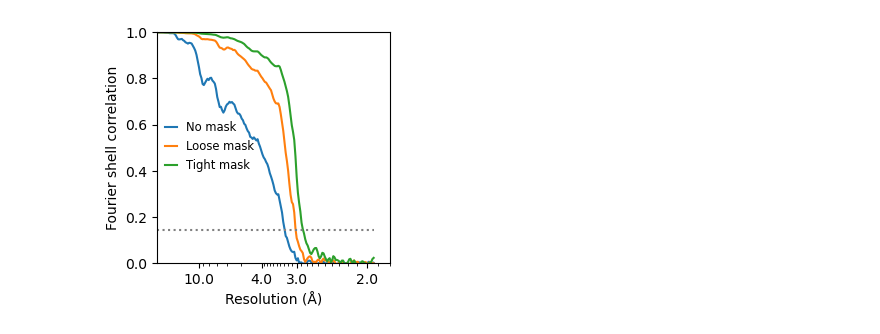
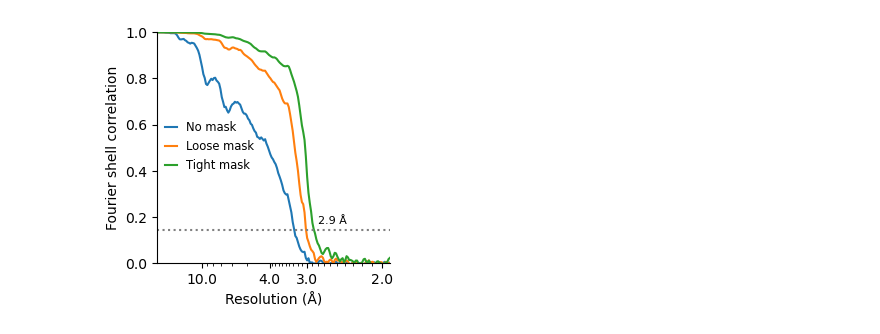
Before and after one commit to DasLab/RNA_multimer_2024, a Jupyter notebook: cryoEM_analysis/plot_fsc.ipynb, the cells around one changed output. Saved outputs shown, nothing was run; the diff lists cells and outputs as text; code cells hidden in the pictures.

```diff
--- a/cryoEM_analysis/plot_fsc.ipynb
+++ b/cryoEM_analysis/plot_fsc.ipynb
@@ -6,7 +6,7 @@ import seaborn as sns
 import scipy.stats as stats
 plt.rcParams['svg.fonttype'] = 'none'
 # %%
-def plot_fsc(box_size,original_box_size,pixel_size,fsc_file):
+def plot_fsc(box_size,original_box_size,pixel_size,fsc_file,res):
     fig = plt.figure(figsize=(3,3))
     pixel_size = (original_box_size/box_size)*pixel_size
     desired_resolutions = np.array([10,4,3.0,2])
@@ -19,10 +19,13 @@ def plot_fsc(box_size,original_box_size,pixel_size,fsc_file):
     sns.lineplot(df,x='wave_number',y='fsc_tightmask',label='Tight mask',legend=False)
 
     plt.hlines(0.143,df.wave_number.min(),df.wave_number.max(),'grey',':')
-    plt.xlim(df.wave_number.min(),df.wave_number.max())
+
     plt.ylim(0,1)
     fig.legend(loc='center',bbox_to_anchor=(0.3,0.5),ncols=1,frameon=False,columnspacing=1,fontsize='small',handlelength=1)
     plt.xlabel('Resolution (Å)')
     plt.ylabel('Fourier shell correlation')
     t=plt.gca().set_xticks(box_size*pixel_size /desired_resolutions,desired_resolutions)
     t=plt.gca().set_xticks(box_size*pixel_size /desired_res_minor,minor=True)
+    plt.gca().spines[['right', 'top']].set_visible(False)
+    plt.text(box_size*pixel_size /(res-0.1),0.17,f'{res} Å',fontsize='8')
+    plt.xlim(df.wave_number.min(),df.wave_number.max())
@@ -39,10 +43,11 @@ plt.savefig('raiA_FSC.png',dpi=400, bbox_inches="tight", transparent=True)
 # %%
 box_size = 240
 original_box_size = 360
 pixel_size = 0.954
+res = 2.9
 fsc_file = 'data/ole_FSC.csv'
-plot_fsc(box_size,original_box_size,pixel_size,fsc_file)
+plot_fsc(box_size,original_box_size,pixel_size,fsc_file,res)
 plt.savefig('ole_FSC.svg',dpi=400, bbox_inches="tight", transparent=True)
 plt.savefig('ole_FSC.png',dpi=400, bbox_inches="tight", transparent=True)
 # %% [output]
-[figure, old version]
+[figure, new version]
```
Also changed, not shown: parts of 5 cells of this notebook, 16 other files.
